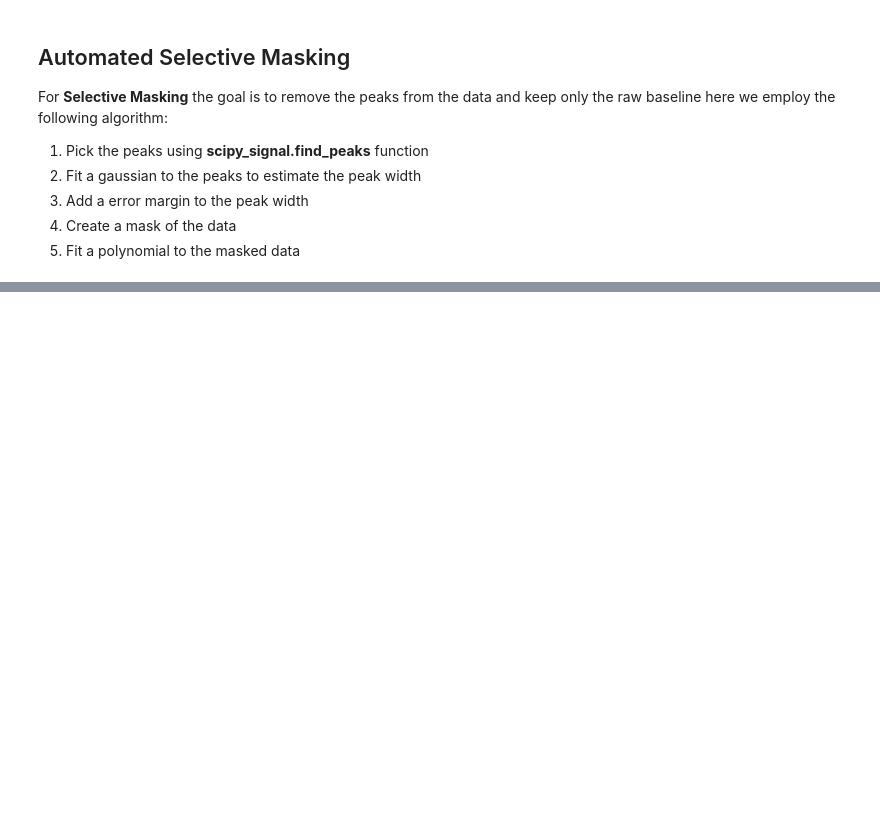
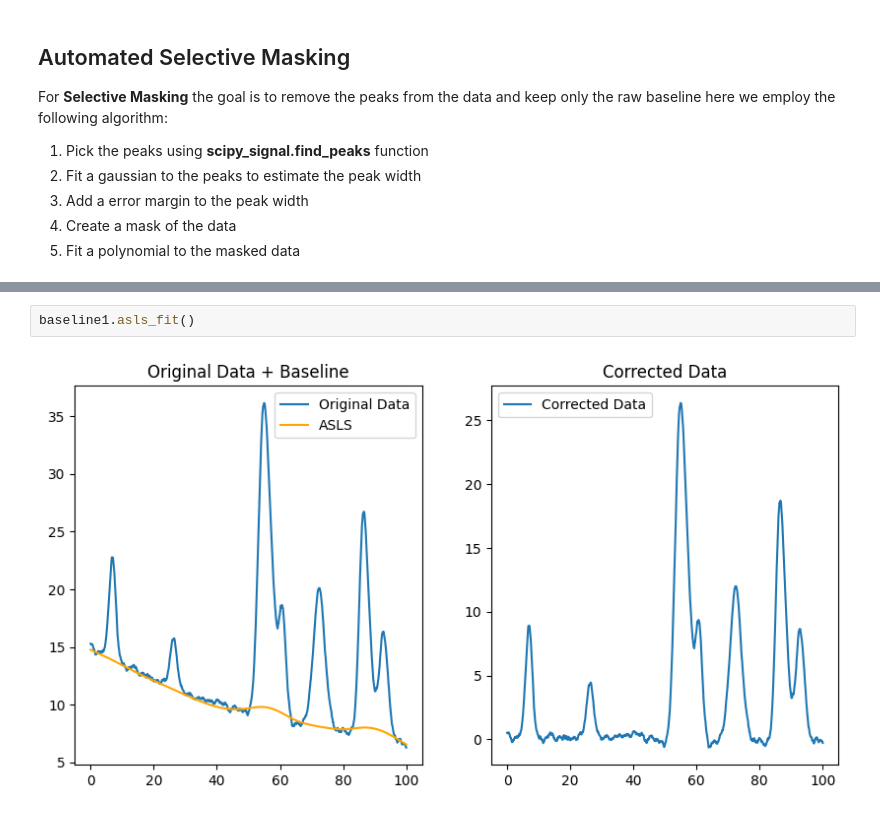
Before and after one commit to LukasMeinschad/ir_peak_int, a Jupyter notebook: Tutorial_Notebooks/Baseline_Correction.ipynb, the cells around one changed output, grey strips where cells are left out. Drawn from its saved outputs; the diff is of its cells as text; blank space fills up the shorter version.

```diff
--- a/Tutorial_Notebooks/Baseline_Correction.ipynb
+++ b/Tutorial_Notebooks/Baseline_Correction.ipynb
@@ -99,0 +174,4 @@ baseline1.selective_masking_poly_fit(peak_height=15.5,peak_distance=20,peak_widt
+# %%
+baseline1.asls_fit()
+# %% [output]
+[figure, added]
```
Also changed, not shown: parts of 24 cells of this notebook, 1 other file.
